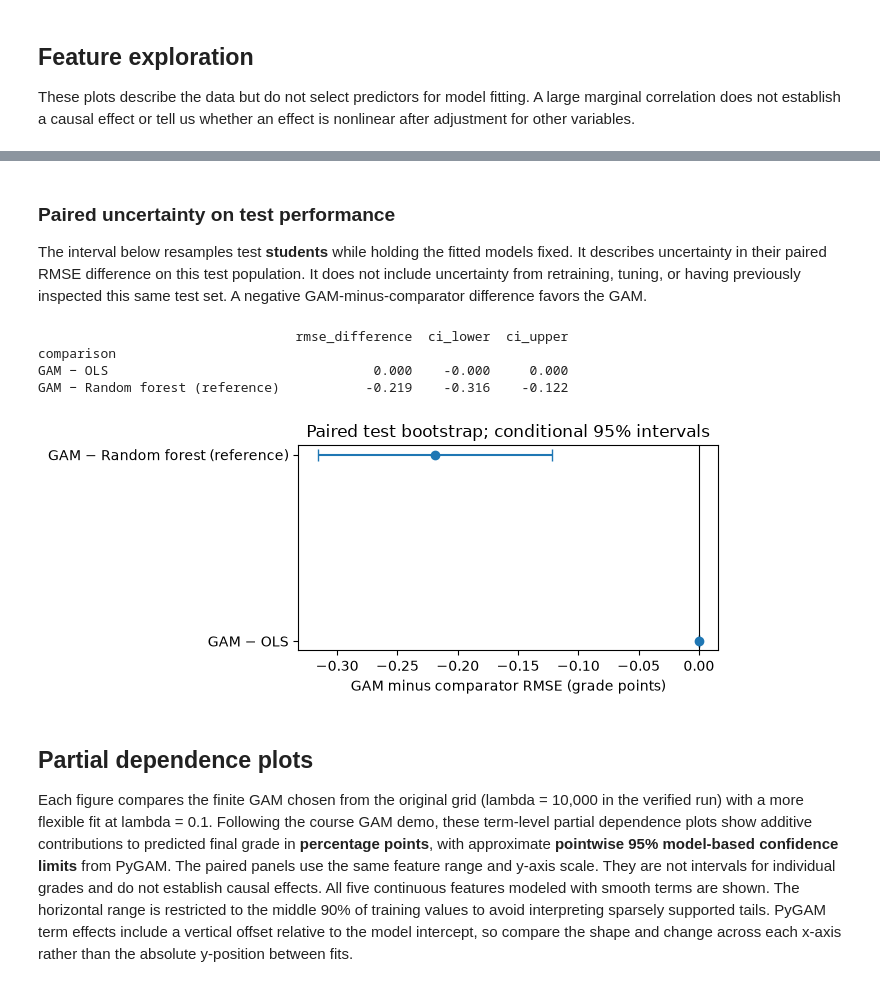
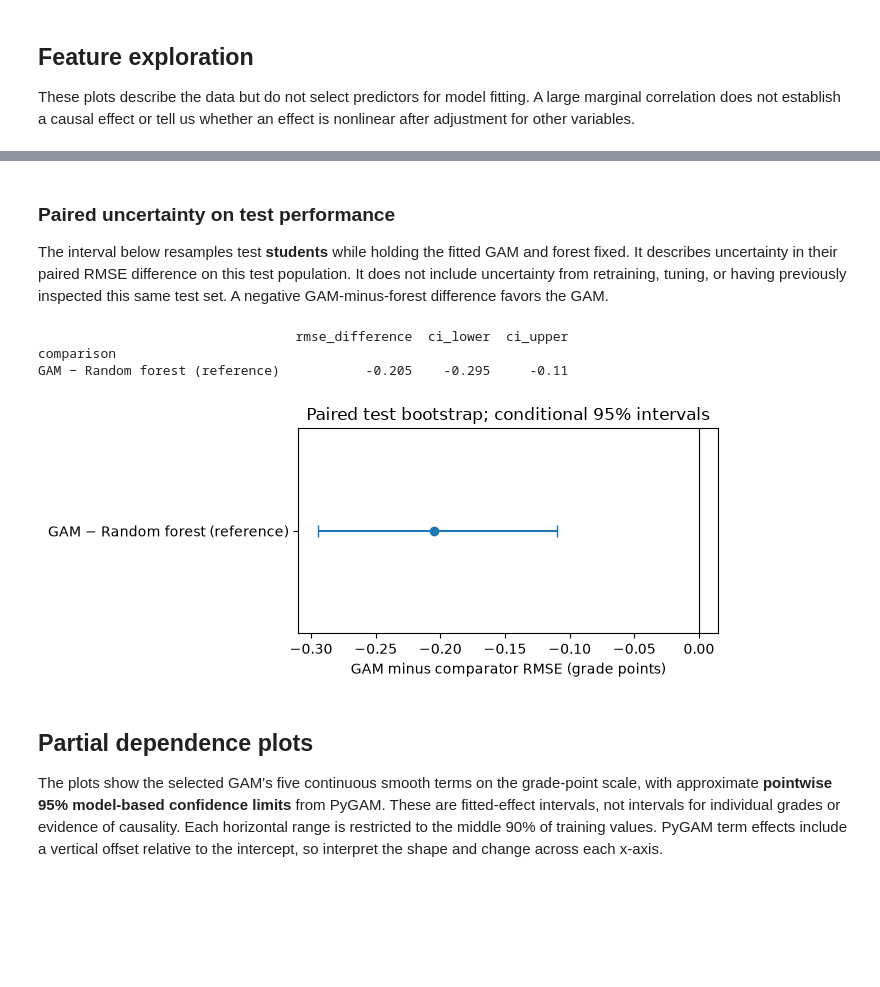
Before and after one commit to ZhangAnli/ST5227-Course-Project, a Jupyter notebook: Project-GAMs.ipynb, the cells around one changed output, grey strips where cells are left out. Saved outputs shown, nothing was run; the diff lists cells and outputs as text; code cells hidden in the pictures; blank space fills up the shorter version.

```diff
--- a/Project-GAMs.ipynb
+++ b/Project-GAMs.ipynb
@@ -68,8 +64,8 @@ DISCRETE_COLS = [
     "parental_involvement_score",
 ]
 CATEGORICAL_COLS = [
-    "academic_year", "gender", "school_type", "residence_type",
-    "family_income_bracket", "father_education_level",
+    "gender", "school_type", "residence_type",
+    "father_education_level",
     "mother_education_level", "father_occupation",
     "mother_occupation", "scholarship_status",
 ]
@@ -254,7 +330,7 @@ fig, axes = plt.subplots(1, 2, figsize=(12, 4.5))
 cv_wide.boxplot(ax=axes[0], rot=25)
 axes[0].set(ylabel="Validation RMSE (grade points)",
             title="Same outer folds for every model")
-comparators = ["OLS", "Random forest (reference)"]
+comparators = ["Random forest (reference)"]
 for name in comparators:
     diff = cv_wide["GAM"] - cv_wide[name]
     axes[1].plot(diff.index, diff.values, marker="o", label=f"GAM − {name}")
@@ -428,0 +432,29 @@ Same-fold OLS reference: training RMSE = 9.554435; validation RMSE = 9.630147
+# %%
+Z_train, Z_test, final_category_levels = prepare_gam_fold(X_train_raw, X_test_raw)
+final_models = {
+    "Mean only": DummyRegressor(strategy="mean").fit(
+        X_train_forest, y_train.to_numpy()),
+    "Random forest (reference)": RandomForestRegressor(
+        **FOREST_SETTINGS, random_state=SEED).fit(
+            X_train_forest, y_train.to_numpy()),
+    "GAM": make_gam(*final_lambdas).fit(Z_train, y_train.to_numpy()),
+}
+test_predictions = {
+    "Mean only": final_models["Mean only"].predict(X_test_forest),
+    "Random forest (reference)": final_models["Random forest (reference)"].predict(X_test_forest),
+    "GAM": final_models["GAM"].predict(Z_test),
+}
+test_rmse = pd.Series({
+    name: root_mean_squared_error(y_test, pred)
+    for name, pred in test_predictions.items()
+}, name="test_rmse").sort_values()
+print("\nTest RMSE (grade points):")
+print(test_rmse.round(3).to_string())
+gam_final = final_models["GAM"]
+smooth_edf = pd.Series({
+    name: gam_final.statistics_["edof_per_coef"][
+        gam_final.terms.get_coef_indices(i)].sum()
+    for i, name in enumerate(CONTINUOUS_COLS)
+}, name="effective degrees of freedom")
+print("\nApproximate effective degrees of freedom by smooth:")
+print(smooth_edf.round(2).to_string())
@@ -429,7 +473,7 @@ Same-fold OLS reference: training RMSE = 9.554435; validation RMSE = 9.630147
 # %% [markdown]
 ### Paired uncertainty on test performance
 
-The interval below resamples test **students** while holding the fitted models fixed. It describes uncertainty in their paired RMSE difference on this test population. It does not include uncertainty from retraining, tuning, or having previously inspected this same test set. A negative GAM-minus-comparator difference favors the GAM.
+The interval below resamples test **students** while holding the fitted GAM and forest fixed. It describes uncertainty in their paired RMSE difference on this test population. It does not include uncertainty from retraining, tuning, or having previously inspected this same test set. A negative GAM-minus-forest difference favors the GAM.
 # %%
 rng = np.random.default_rng(SEED)
 test_y = y_test.to_numpy()
@@ -437,45 +481,44 @@ bootstrap_index = rng.integers(0, len(test_y), size=(1000, len(test_y)))
 gam_squared_error = (test_y - test_predictions["GAM"]) ** 2
 
 comparison_rows = []
-for name in ["OLS", "Random forest (reference)"]:
+for name in ["Random forest (reference)"]:
     comparator_squared_error = (test_y - test_predictions[name]) ** 2
     boot_diff = (
         np.sqrt(gam_squared_error[bootstrap_index].mean(axis=1))
         - np.sqrt(comparator_squared_error[bootstrap_index].mean(axis=1))
     )
     comparison_rows.append({
         "comparison": f"GAM − {name}",
         "rmse_difference": test_rmse["GAM"] - test_rmse[name],
         "ci_lower": np.quantile(boot_diff, 0.025),
         "ci_upper": np.quantile(boot_diff, 0.975),
     })
 comparison = pd.DataFrame(comparison_rows).set_index("comparison")
 print(comparison.round(3).to_string())
 
 fig, ax = plt.subplots(figsize=(7, 3))
 positions = np.arange(len(comparison))
 ax.errorbar(
     comparison["rmse_difference"], positions,
     xerr=[comparison["rmse_difference"] - comparison["ci_lower"],
           comparison["ci_upper"] - comparison["rmse_difference"]],
     fmt="o", capsize=4,
 )
 ax.axvline(0, color="black", linewidth=0.8)
 ax.set_yticks(positions, comparison.index)
 ax.set(xlabel="GAM minus comparator RMSE (grade points)",
        title="Paired test bootstrap; conditional 95% intervals")
 plt.tight_layout()
 plt.show()
 # %% [output]
                                  rmse_difference  ci_lower  ci_upper
 comparison
-GAM − OLS                                  0.000    -0.000     0.000
-GAM − Random forest (reference)           -0.219    -0.316    -0.122
+GAM − Random forest (reference)           -0.205    -0.295     -0.11
-[figure, old version]
+[figure, new version]
 # %% [markdown]
 ## Partial dependence plots
 
-Each figure compares the finite GAM chosen from the original grid (lambda = 10,000 in the verified run) with a more flexible fit at lambda = 0.1. Following the course GAM demo, these term-level partial dependence plots show additive contributions to predicted final grade in **percentage points**, with approximate **pointwise 95% model-based confidence limits** from PyGAM. The paired panels use the same feature range and y-axis scale. They are not intervals for individual grades and do not establish causal effects. All five continuous features modeled with smooth terms are shown. The horizontal range is restricted to the middle 90% of training values to avoid interpreting sparsely supported tails. PyGAM term effects include a vertical offset relative to the model intercept, so compare the shape and change across each x-axis rather than the absolute y-position between fits.
+The plots show the selected GAM's five continuous smooth terms on the grade-point scale, with approximate **pointwise 95% model-based confidence limits** from PyGAM. These are fitted-effect intervals, not intervals for individual grades or evidence of causality. Each horizontal range is restricted to the middle 90% of training values. PyGAM term effects include a vertical offset relative to the intercept, so interpret the shape and change across each x-axis.
 # %%
 PLOT_SMOOTHS = [
     "previous_year_grade_pct", "log_income",
```
Also changed, not shown: parts of 27 cells of this notebook, 1 other file.
